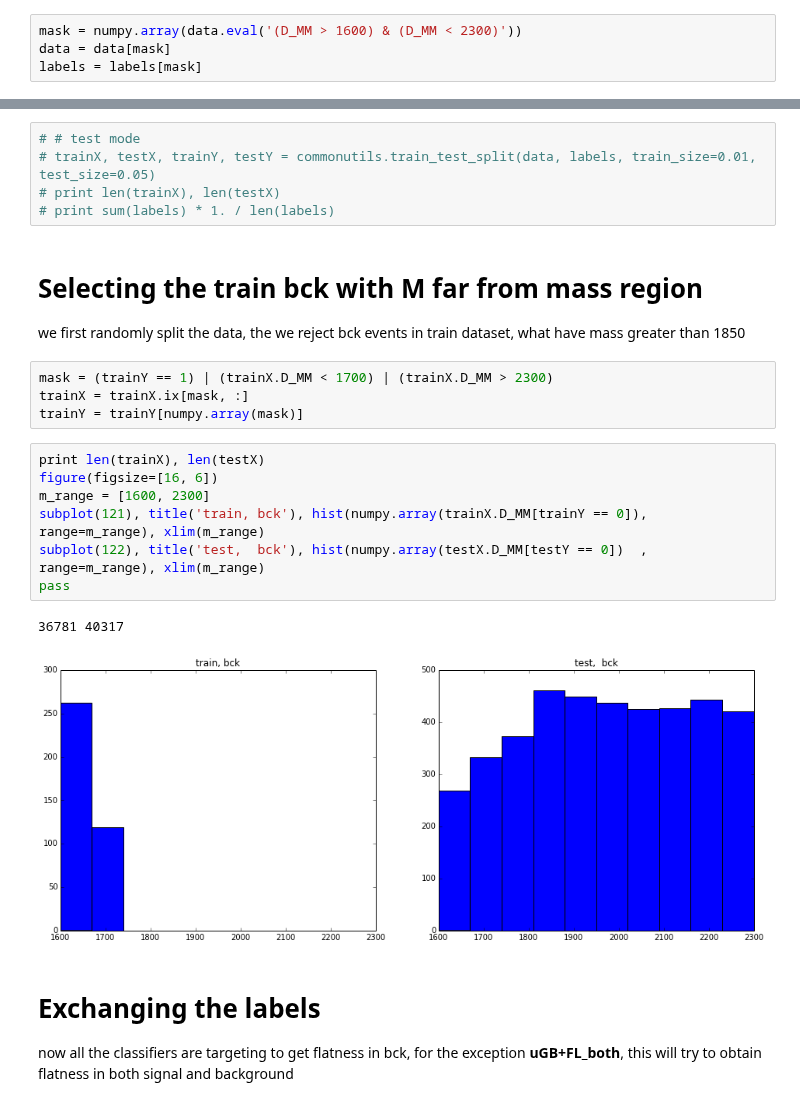
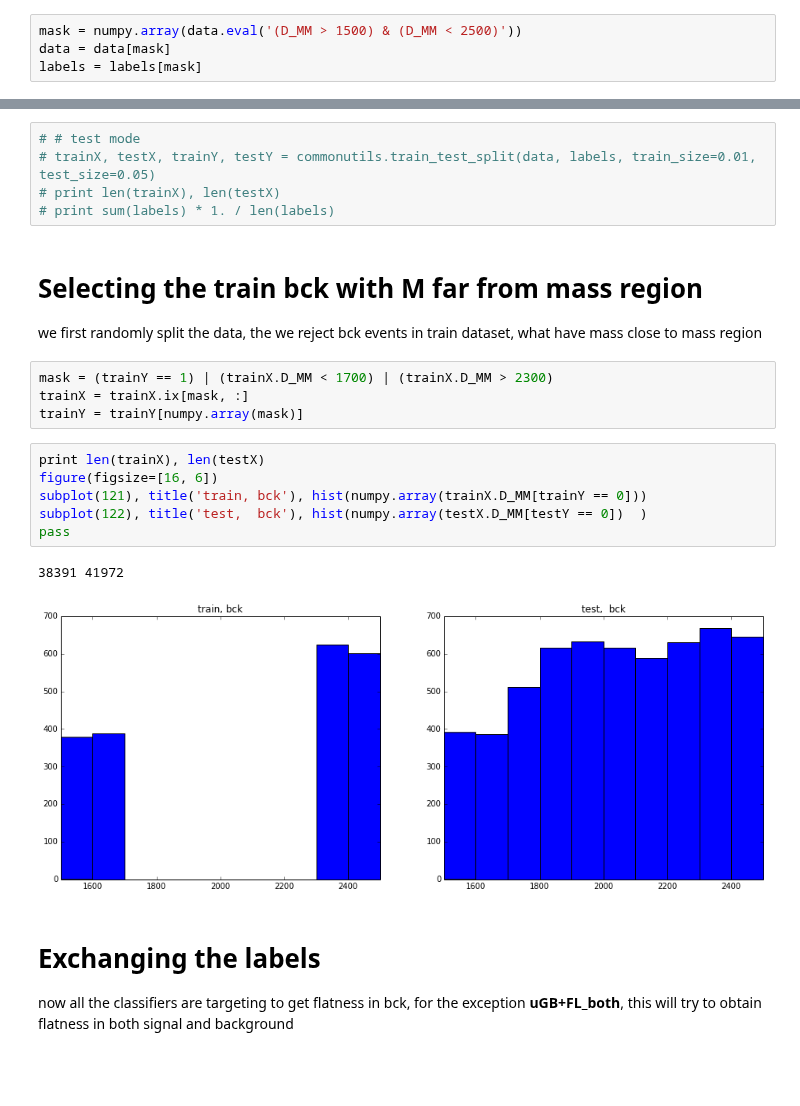
Before and after one commit to anaderi/lhcb_trigger_ml, a Jupyter notebook: IPythonWorkflow/Analysis_DInto3h_widebck.ipynb, the cells around one changed output, grey strips where cells are left out. Saved outputs shown, nothing was run; the diff lists cells and outputs as text; blank space fills up the shorter version.

```diff
--- a/IPythonWorkflow/Analysis_DInto3h_widebck.ipynb
+++ b/IPythonWorkflow/Analysis_DInto3h_widebck.ipynb
@@ -112,5 +112,5 @@ data['D_TAU'] = data.eval('D_FD_OWNPV * D_MM / D_P / 300')
 # %%
-mask = numpy.array(data.eval('(D_MM > 1600) & (D_MM < 2300)'))
+mask = numpy.array(data.eval('(D_MM > 1500) & (D_MM < 2500)'))
 data = data[mask]
 labels = labels[mask]
 # %% [markdown]
@@ -124,7 +124,7 @@ trainX, testX, trainY, testY = commonutils.train_test_split(data, labels, train_
 # print sum(labels) * 1. / len(labels)
 # %% [markdown]
 # Selecting the train bck with M far from mass region
-we first randomly split the data, the we reject bck events in train dataset, what have mass greater than 1850
+we first randomly split the data, the we reject bck events in train dataset, what have mass close to mass region
 # %%
 mask = (trainY == 1) | (trainX.D_MM < 1700) | (trainX.D_MM > 2300)
 trainX = trainX.ix[mask, :]
@@ -132,13 +132,12 @@ trainY = trainY[numpy.array(mask)]
 # %%
 print len(trainX), len(testX)
 figure(figsize=[16, 6])
-m_range = [1600, 2300]
-subplot(121), title('train, bck'), hist(numpy.array(trainX.D_MM[trainY == 0]), range=m_range), xlim(m_range)
-subplot(122), title('test,  bck'), hist(numpy.array(testX.D_MM[testY == 0])  , range=m_range), xlim(m_range)
+subplot(121), title('train, bck'), hist(numpy.array(trainX.D_MM[trainY == 0]))
+subplot(122), title('test,  bck'), hist(numpy.array(testX.D_MM[testY == 0])  )
 pass
 # %% [output]
-36781 40317
+38391 41972
-[figure, old version]
+[figure, new version]
 # %% [markdown]
 # Exchanging the labels
 now all the classifiers are targeting to get flatness in bck, for the exception __uGB+FL_both__, this will try to obtain flatness in both signal and background
```
Also changed, not shown: parts of 8 cells of this notebook.
